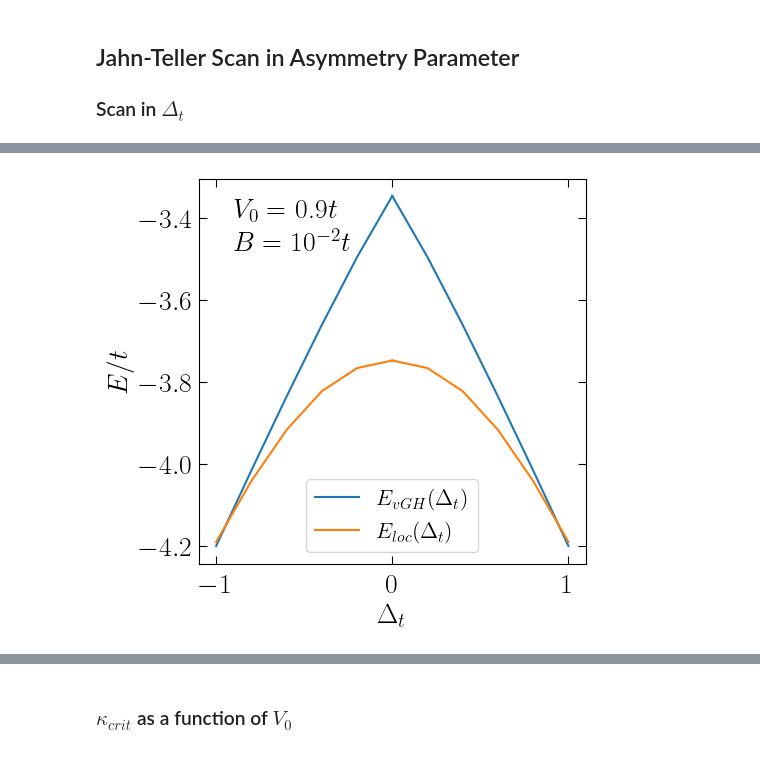
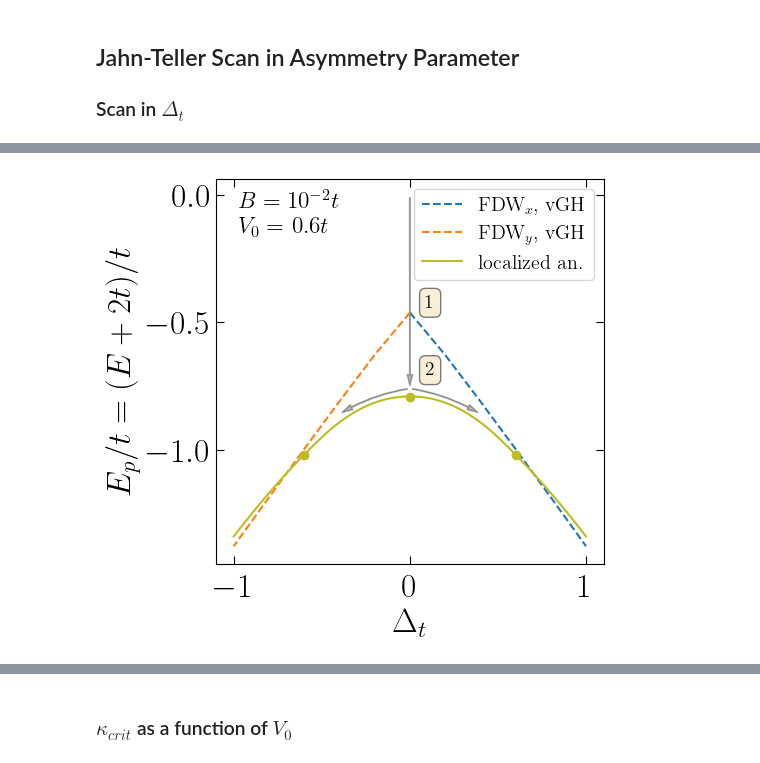
Before and after one commit to Progklui/rotor_lattice_models, a Jupyter notebook: localized_2d_analysis.ipynb, the cells around one changed output, grey strips where cells are left out. Cells and saved outputs as stored; diff of their text form; code cells hidden in the pictures.

```diff
--- a/localized_2d_analysis.ipynb
+++ b/localized_2d_analysis.ipynb
@@ -838,11 +842,26 @@ plt.plot(V_0_arr, Tx_arr[3])
 # %% [markdown]
 ## Jahn-Teller Scan in Asymmetry Parameter
 ### Scan in $\Delta_t$
+# %%
+from scipy.interpolate import make_interp_spline
+
+def x_spline(x,y):
+    quadratic_spline = make_interp_spline(x, y, k=2)
+    x_new = np.linspace(x.min(), x.max(), 300)
+    return x_new
+
+def y_spline(x,y):
+    quadratic_spline = make_interp_spline(x, y, k=2)
+    x_new = np.linspace(x.min(), x.max(), 300)
+    y_new = quadratic_spline(x_new)
+    return y_new
 # %%
+import matplotlib.patches as patches
+
 #e_gs_vgh - e_arr
 delta_t_arr = tx_arr-ty_arr
 
-i = 10
+i = 6
 x_fit = np.append(-delta_t_arr, delta_t_arr)
 y_fit = np.append(e_arr.T[i].real, e_arr.T[i].real)
 
@@ -857,32 +876,89 @@ A = 6
 plt.rc('figure', figsize=[46.82 * .5**(.5 * A), 33.11 * .5**(.5 * A)])
 plt.rc('text', usetex=True)
 plt.rc('font', family='serif')
-font_size = 20 # 14
+font_size = 24 # 20 # 14
 
 fig, ax = plt.subplots(figsize=[5,5]) #[53 * .5**(.5 * A), 33.11 * .5**(.5 * A)])
 
-i = 10
+#'''First V_0'''
+#i = 5
+#print("V0 = ", V_0_arr[i])
+#plt.plot(delta_t_arr, e_gs_vgh.T[i].real+2, linestyle='dashed', color='tab:grey', label=r'$E_{vGH}(\Delta_t)$')
+#plt.plot(delta_t_arr, e_gs_vgh.T[i].real+2, linestyle='dashed', color='tab:blue')
+#plt.plot(-delta_t_arr, e_gs_vgh.T[i].real+2, linestyle='dashed', color='tab:blue')
+
+#plt.plot(delta_t_arr, e_tun_arr.T[i].real+2, linestyle='dotted', color='tab:grey', label=r'$E_{loc}(\Delta_t)$')
+#plt.plot(delta_t_arr, e_tun_arr.T[i].real+2, linestyle='dotted', color='tab:blue')
+#plt.plot(-delta_t_arr, e_tun_arr.T[i].real+2, linestyle='dotted', color='tab:blue')
+
+#ax.annotate(r'$V_0 = $ '+str(V_0_arr[i])+r'$t$', xy=(-0.97, -0.05), xytext=(0.1, -0.16), fontsize=0.65*font_size, color='tab:blue')
+
+'''Second V_0'''
+i = 7
 print("V0 = ", V_0_arr[i])
-plt.plot(delta_t_arr, e_gs_vgh.T[i].real, color='tab:blue', label=r'$E_{vGH}(\Delta_t)$')
-plt.plot(-delta_t_arr, e_gs_vgh.T[i].real, color='tab:blue')
+plt.plot(delta_t_arr, e_gs_vgh.T[i].real+2, linestyle='dashed', color='tab:blue', label=r'FDW$_x$, vGH')
+plt.plot(-delta_t_arr, e_gs_vgh.T[i].real+2, linestyle='dashed', color='tab:orange', label=r'FDW$_y$, vGH')
 
-plt.plot(delta_t_arr, e_arr.T[i].real, color='tab:orange', label=r'$E_{loc}(\Delta_t)$')
-plt.plot(-delta_t_arr, e_arr.T[i].real, color='tab:orange')
+plt.plot(x_spline(delta_t_arr, e_tun_arr.T[i].real+2),  y_spline(delta_t_arr, e_tun_arr.T[i].real+2), linestyle='solid', color='tab:olive', label=r'localized an.')
+plt.plot(-x_spline(delta_t_arr, e_tun_arr.T[i].real+2), y_spline(delta_t_arr, e_tun_arr.T[i].real+2), linestyle='solid', color='tab:olive')
+
+plt.plot(0, (e_tun_arr.T[i].real+2)[0], marker='o', color='tab:olive')
+plt.plot(0.6, (e_tun_arr.T[i].real+2)[3], marker='o', color='tab:olive')
+plt.plot(-0.6, (e_tun_arr.T[i].real+2)[3], marker='o', color='tab:olive')
+
+#ax.annotate(r'$V_0 = $ '+str(V_0_arr[i])+r'$t$', xy=(-0.97, -0.05), xytext=(0.1, -0.55), fontsize=0.64*font_size, color='tab:orange')
+
+#'''Third V_0'''
+#i = 9
+#print("V0 = ", V_0_arr[i])
+#plt.plot(delta_t_arr, e_gs_vgh.T[i].real+2, linestyle='dashed', color='tab:purple')
+#plt.plot(-delta_t_arr, e_gs_vgh.T[i].real+2, linestyle='dashed', color='tab:purple')
+
+#plt.plot(delta_t_arr, e_tun_arr.T[i].real+2, linestyle='dotted', color='tab:purple')
+#plt.plot(-delta_t_arr, e_tun_arr.T[i].real+2, linestyle='dotted', color='tab:purple')
+
+#ax.annotate(r'$V_0 = $ '+str(V_0_arr[i])+r'$t$', xy=(-0.97, -0.05), xytext=(0.1, -1.1), fontsize=0.65*font_size, color='tab:purple')
 
 #plt.plot(x_fitd, y_fitd, color='tab:grey', linestyle='dashed', alpha=0.8, label=r'quadratic fit')
 
-ax.annotate(r'$V_0 = $ '+str(V_0_arr[i])+r'$t$', xy=(-0.9, -3.4), fontsize=font_size, color='black')
-ax.annotate(r'$B = 10^{-2}t$', xy=(-0.9, -3.48), fontsize=font_size, color='black')
+'''Mechanism'''
+style = "Simple, tail_width=0.5, head_width=4, head_length=8"
+kw = dict(arrowstyle=style, color="k")
+
+#a1 = patches.FancyArrowPatch((0,0), (0,-0.24), **kw)
+#a2 = patches.FancyArrowPatch((0,-0.24), (0.4, -0.34),connectionstyle="arc3,rad=-.1", **kw)
+#a3 = patches.FancyArrowPatch((0,-0.24), (-0.4, -0.34),connectionstyle="arc3,rad=.1", **kw)
+
+a4 = patches.FancyArrowPatch((0,0), (0,-0.76), **kw, alpha=0.3)
+a5 = patches.FancyArrowPatch((0,-0.76), (0.4, -0.86),connectionstyle="arc3,rad=-.1", **kw, alpha=0.3)
+a6 = patches.FancyArrowPatch((0,-0.76), (-0.4, -0.86),connectionstyle="arc3,rad=.1", **kw, alpha=0.3)
+
+#a7 = patches.FancyArrowPatch((0,0), (0,-1.38), **kw, alpha=0.2)
+#a8 = patches.FancyArrowPatch((0,-1.38), (0.4, -1.47),connectionstyle="arc3,rad=-.1", **kw, alpha=0.2)
+#a9 = patches.FancyArrowPatch((0,-1.38), (-0.4, -1.47),connectionstyle="arc3,rad=.1", **kw, alpha=0.2)
+
+for a in [a4, a5, a6]:
+    plt.gca().add_patch(a)
+
+props = dict(boxstyle='round', facecolor='wheat', alpha=0.5)
+
+# place a text box in upper left in axes coords
+ax.text(0.54, 0.7, r'1', transform=ax.transAxes, fontsize=14, verticalalignment='top', bbox=props)
+ax.text(0.54, 0.525, r'2', transform=ax.transAxes, fontsize=14, verticalalignment='top', bbox=props)
+
+'''Labels'''
+ax.annotate(r'$V_0 = $ '+str(V_0_arr[i])+r'$t$', xy=(-0.97, -0.15), fontsize=0.7*font_size, color='black')
+ax.annotate(r'$B = 10^{-2}t$', xy=(-0.97, -0.05), fontsize=0.7*font_size, color='black')
 
 plt.xlabel(r'$\Delta_t$', fontsize=font_size)
-plt.ylabel(r'$E/t$', fontsize=font_size)
+plt.ylabel(r'$E_p/t=(E+2t)/t$', fontsize=font_size)
 
 plt.tick_params(axis='x', direction='in', length=6, top=True, pad=7, labelsize=font_size) # 4
 plt.tick_params(axis='y', direction='in', length=6, right=True, labelsize=font_size)
 
 plt.tick_params(which='minor', axis='y', direction='in', right=True)
 
-plt.legend(fontsize=0.8*font_size)
+plt.legend(fontsize=0.6*font_size)
 plt.savefig('img_results/pseudo_jahn_teller_vgh_loc.svg', bbox_inches='tight', dpi=500, transparent=True)
 # %% [output]
 Quadratic Fit:          2
@@ -891 +967 @@ V0 =  0.9
-[figure, old version]
+[figure, new version]
```
Also changed, not shown: parts of 17 cells of this notebook, 1 other file.
